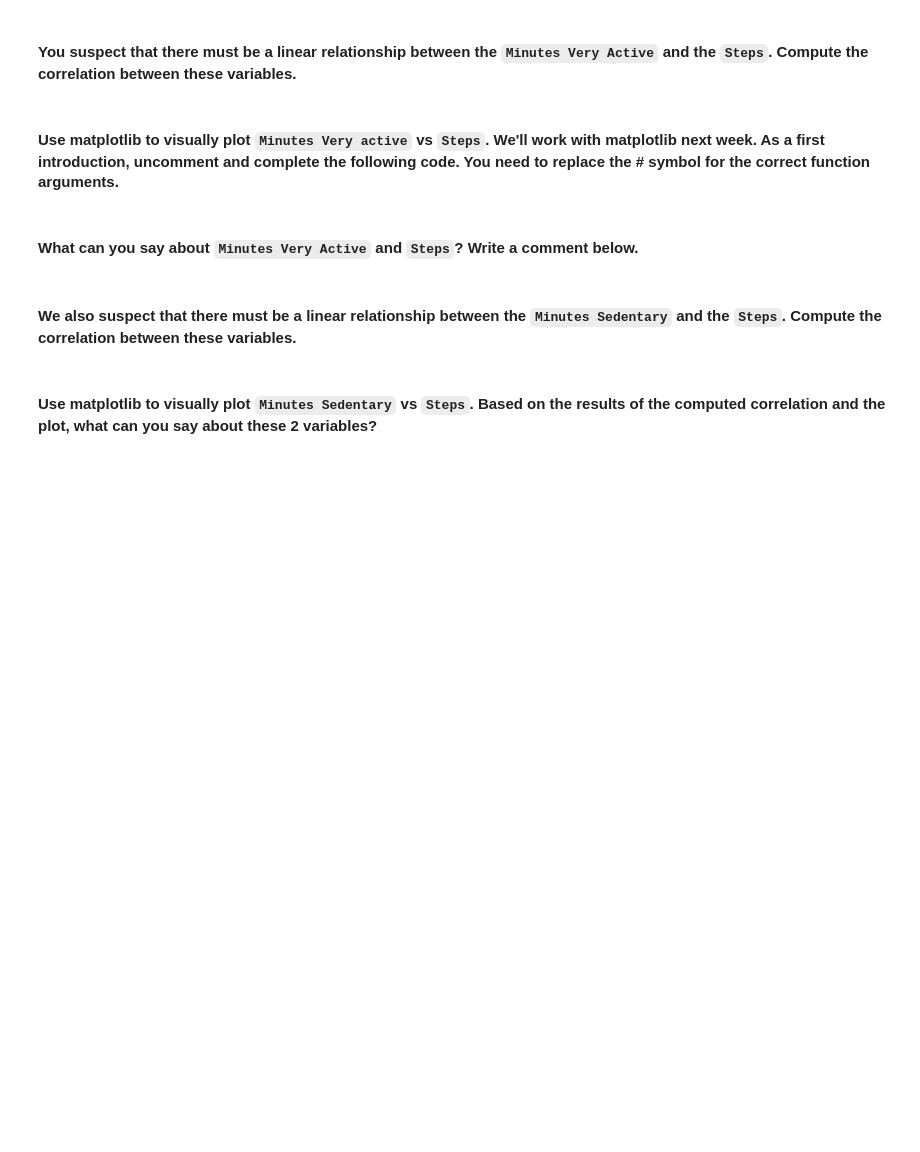
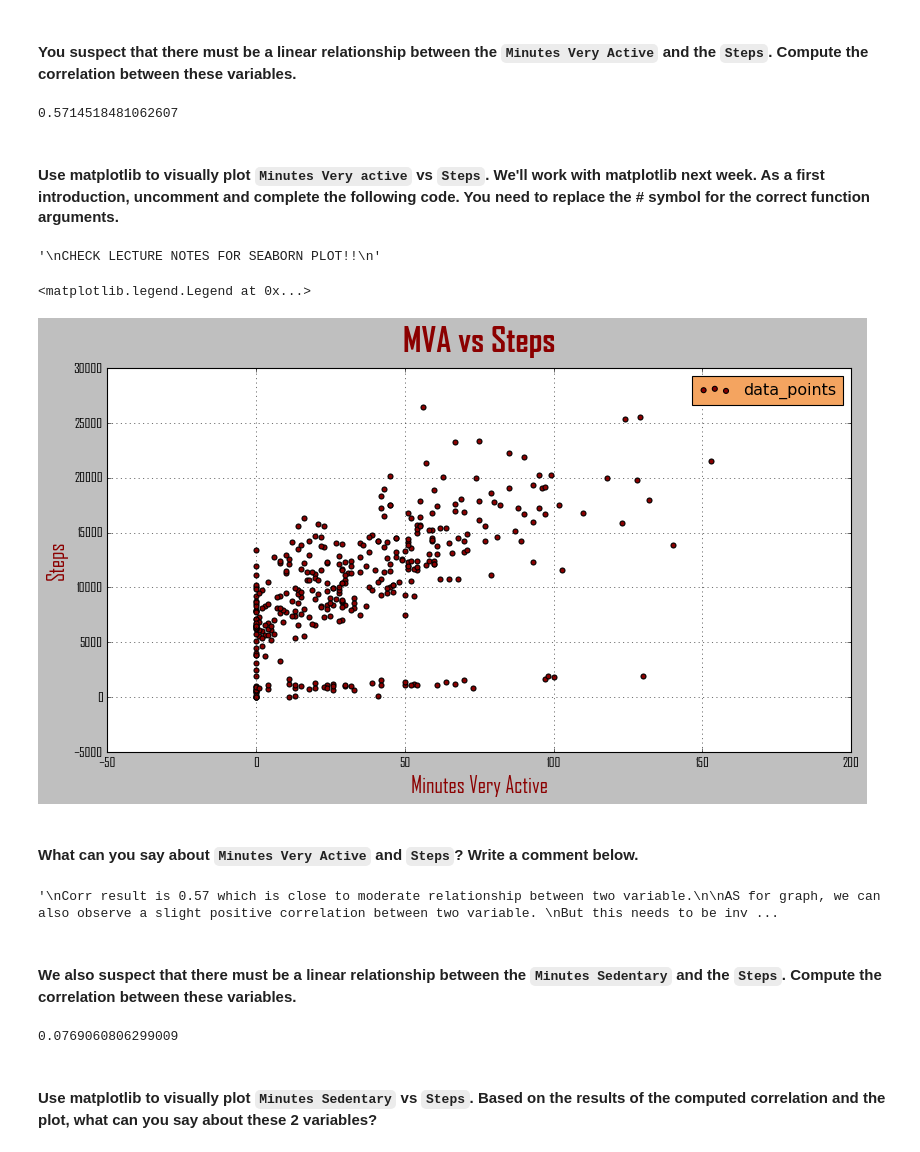
Before and after one commit to paoloironhack/data_analytics062020, a Jupyter notebook: labs/module_2/22_Pivot-Table-Correlation/your_code/main.ipynb, the cells around one changed output. Cells and saved outputs as stored; diff of their text form; code cells hidden in the pictures; blank space fills up the shorter version.

Commit message:
PivotTables-Corr lab gorkem

```diff
--- a/labs/module_2/22_Pivot-Table-Correlation/your_code/main.ipynb
+++ b/labs/module_2/22_Pivot-Table-Correlation/your_code/main.ipynb
@@ -75,3 +228,6 @@ Read the `fitbit` dataset from
 Save your data in a variable called `fitbit`.
 # %%
 # your code here
+# %%
+fitbit = pd.read_csv("fitbit.csv")
+fitbit.head(3)
@@ -84,6 +277,9 @@ Save your data in a variable called `fitbit`.
 #### You suspect that there must be a linear relationship between the `Minutes Very Active` and the `Steps`. Compute the correlation between these variables.
 # %%
 # your code here
+fitbit["Minutes Very Active"].corr(fitbit["Steps"])
+# %% [output]
+0.5714518481062607
 # %% [markdown]
 #### Use matplotlib to visually plot `Minutes Very active` vs `Steps`. We'll work with matplotlib next week. As a first introduction, uncomment and complete the following code. You need to replace the # symbol for the correct function arguments.
 # %%
@@ -99,2 +287,24 @@ plt.show()
+# %%
+'''
+CHECK LECTURE NOTES FOR SEABORN PLOT!!
+'''
+# %% [output]
+'\nCHECK LECTURE NOTES FOR SEABORN PLOT!!\n'
+# %%
+plt.rcParams["figure.figsize"]=(12,6)
+plt.rcParams["font.family"]="agency fb"
+#sns.lmplot(x="Minutes Very Active",y="Steps",data=fitbit)
+plt.scatter(fitbit["Minutes Very Active"],fitbit["Steps"],linewidth=1,
+            c="darkred",edgecolor="k",label="data_points")
+plt.style.use("classic")
+plt.title("MVA vs Steps",size=30,c="darkred",fontweight="bold",pad=15)
+plt.grid(True)
+plt.xlabel("Minutes Very Active",size=20,c="darkred")
+plt.ylabel("Steps",size=20,c="darkred")
+plt.legend(facecolor="sandybrown")
+#plt.show()
+# %% [output]
+<matplotlib.legend.Legend at 0x...>
+[figure, added]
 # %% [markdown]
 #### What can you say about `Minutes Very Active` and `Steps`? Write a comment below.
@@ -105,6 +311,21 @@ your commments here
+# %%
+"""
+Corr result is 0.57 which is close to moderate relationship between two variable.
+
+AS for graph, we can also observe a slight positive correlation between two variable.
+But this needs to be investigated further since there are many data points available at 0 point for
+both sides, which makes it hard to interpret.
+
+"""
+# %% [output]
+'\nCorr result is 0.57 which is close to moderate relationship between two variable.\n\nAS for graph, we can also observe a slight positive correlation between two variable. \nBut this needs to be inv ...
 # %% [markdown]
 #### We also suspect that there must be a linear relationship between the `Minutes Sedentary` and the `Steps`. Compute the correlation between these variables.
 # %%
 # your code here
+
+fitbit["Minutes Sedentary"].corr(fitbit["Steps"])
+# %% [output]
+0.0769060806299009
 # %% [markdown]
 #### Use matplotlib to visually plot `Minutes Sedentary` vs `Steps`. Based on the results of the computed correlation and the plot, what can you say about these 2 variables?
```
Also changed, not shown: parts of 53 cells of this notebook.
